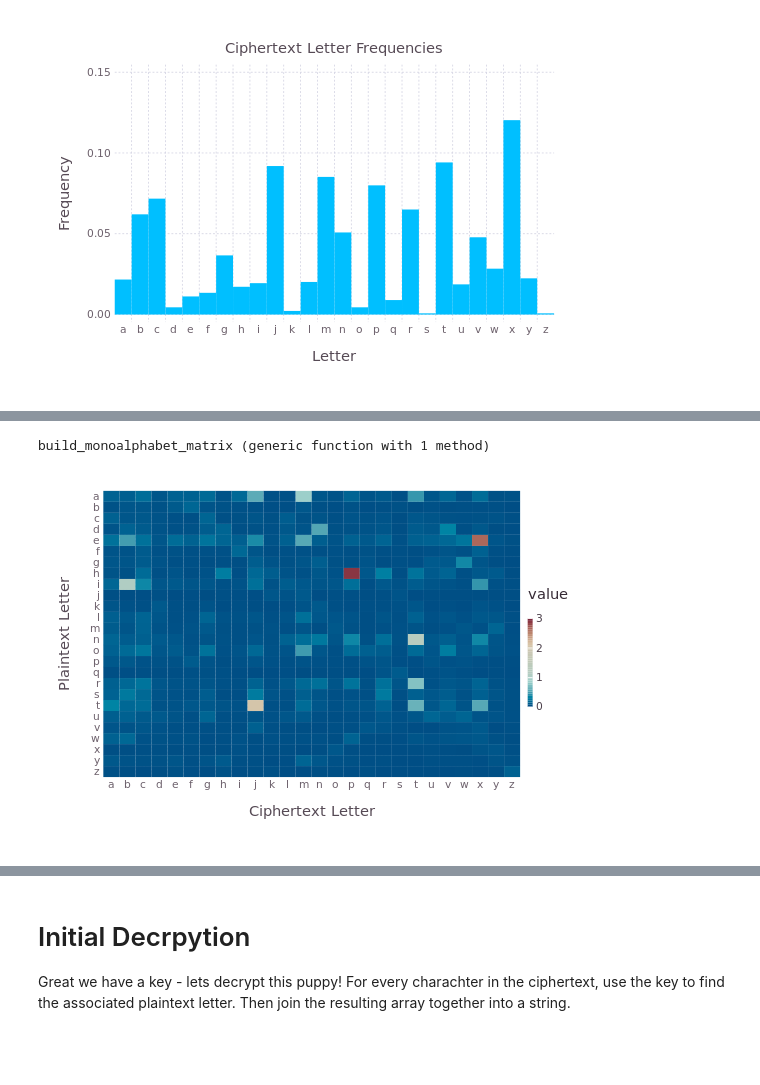
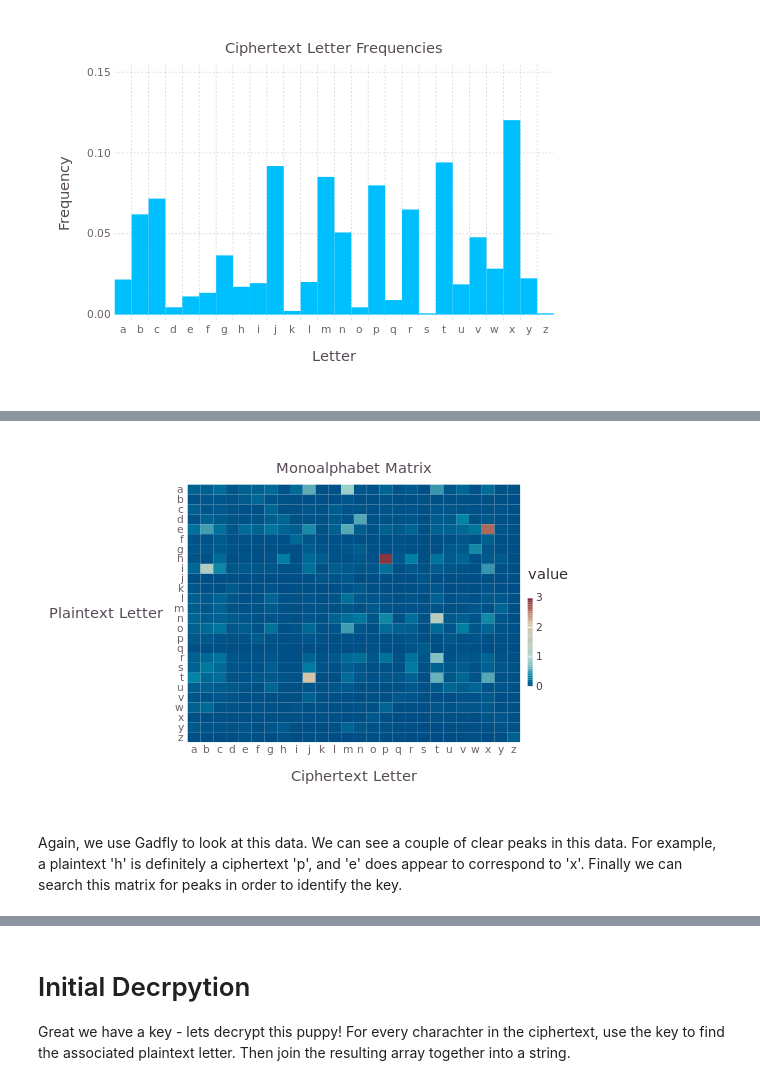
Before and after one commit to TheNeuralBit/julia-monoalphabetic-cipher, a Jupyter notebook: monoalphabetic cipher.ipynb, the cells around one changed output, grey strips where cells are left out. Cells and saved outputs as stored; diff of their text form; code cells hidden in the pictures; blank space fills up the shorter version.

```diff
--- a/monoalphabetic cipher.ipynb
+++ b/monoalphabetic cipher.ipynb
@@ -141,14 +148,14 @@ plot_frequency(cipher_freq[1], "Ciphertext Letter Frequencies")
 
     return rtrn
 end
+ma_matrix = build_monoalphabet_matrix(plain_freq, cipher_freq);
-# %% [output]
-build_monoalphabet_matrix (generic function with 1 method)
 # %%
-ma_matrix = build_monoalphabet_matrix(plain_freq, cipher_freq);
 letters = ['a':'z'];
-spy(ma_matrix, Scale.x_discrete(labels = i->letters[i]), Scale.y_discrete(labels = i->letters[i]), Guide.xlabel("Ciphertext Letter"), Guide.ylabel("Plaintext Letter"))
+spy(ma_matrix, Scale.x_discrete(labels = i->letters[i]), Scale.y_discrete(labels = i->letters[i]), Guide.xlabel("Ciphertext Letter"), Guide.ylabel("Plaintext Letter"), Guide.title("Monoalphabet Matrix"))
 # %% [output]
-[figure, old version]
+[figure, new version]
+# %% [markdown]
+Again, we use Gadfly to look at this data. We can see a couple of clear peaks in this data. For example, a plaintext 'h' is definitely a ciphertext 'p', and 'e' does appear to correspond to 'x'. Finally we can search this matrix for peaks in order to identify the key.
 # %%
 function key_from_matrix(mat)
     rtrn = Dict();
```
Also changed, not shown: parts of 15 cells of this notebook.
